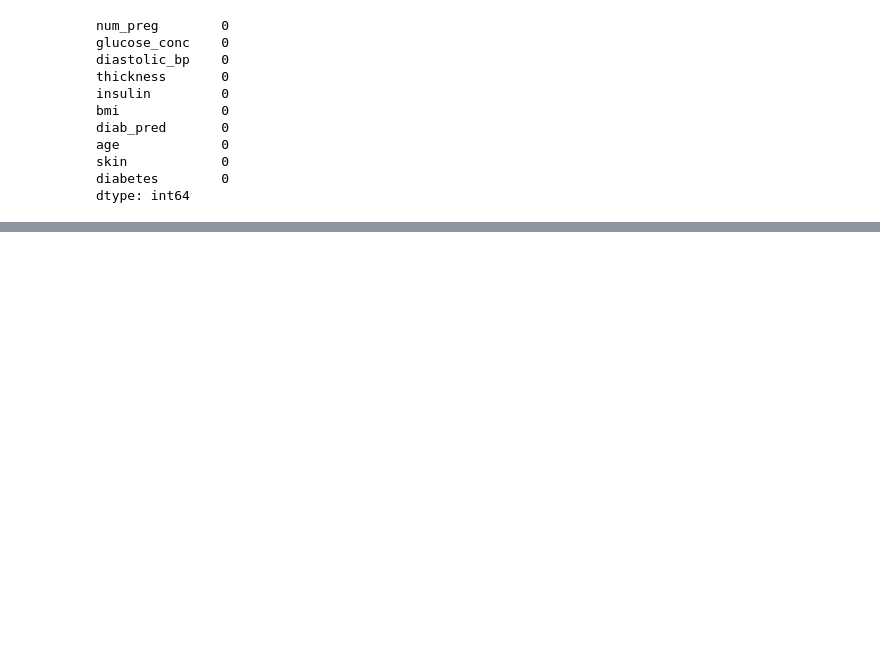
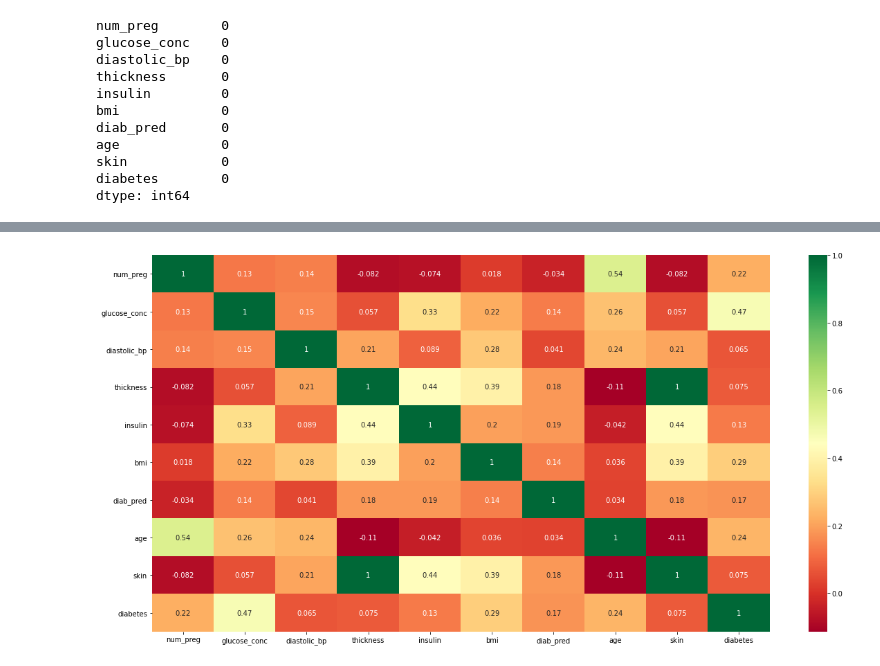
Before and after one commit to hagershams/Diabetes_Disease-, a Jupyter notebook: Untitled.ipynb, the cells around one changed output, grey strips where cells are left out. Drawn from its saved outputs; the diff is of its cells as text; code cells hidden in the pictures; blank space fills up the shorter version.

```diff
--- a/Untitled.ipynb
+++ b/Untitled.ipynb
@@ -37,0 +84,7 @@ data.describe()
+# %%
+corrmat = data.corr()
+top_corr_features = corrmat.index
+plt.figure(figsize=(20,10))
+g=sns.heatmap(data[top_corr_features].corr(),annot=True,cmap="RdYlGn")
+# %% [output]
+[figure, added]
```
Also changed, not shown: parts of 6 cells of this notebook.
